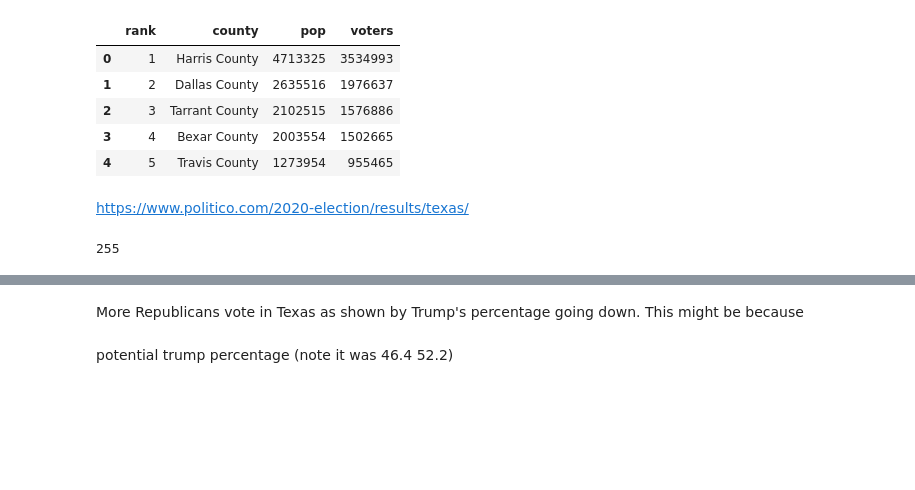
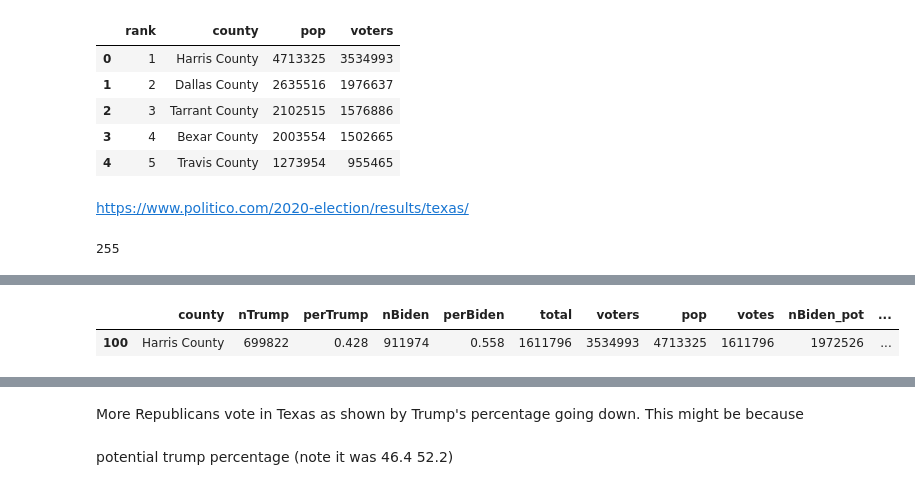
Before and after one commit to seanczak/torch_series_blog, a Jupyter notebook: nbs/election/how_swingable_is_texas.ipynb, the cells around one changed output, grey strips where cells are left out. Cells and saved outputs as stored; diff of their text form; code cells hidden in the pictures; blank space fills up the shorter version.

```diff
--- a/nbs/election/how_swingable_is_texas.ipynb
+++ b/nbs/election/how_swingable_is_texas.ipynb
@@ -125,3 +145,8 @@ texas.head()
+# %%
+texas.query('county == "Harris County"')
+# %% [output]
+|  | county | nTrump | perTrump | nBiden | perBiden | total | voters | pop | votes | nBiden_pot | ... |
+| 100 | Harris County | 699822 | 0.428 | 911974 | 0.558 | 1611796 | 3534993 | 4713325 | 1611796 | 1972526 | ... |
 # %%
 texas['nBiden_pot'] = (texas.voters * texas.perBiden).astype(int)
 texas['nTrump_pot'] = (texas.voters * texas.perTrump).astype(int)
```
Also changed, not shown: parts of 9 cells of this notebook, 5 other files.
